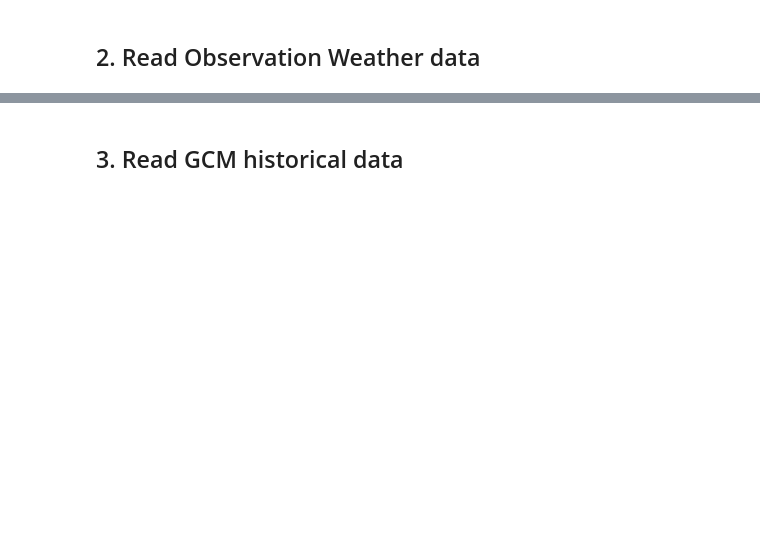
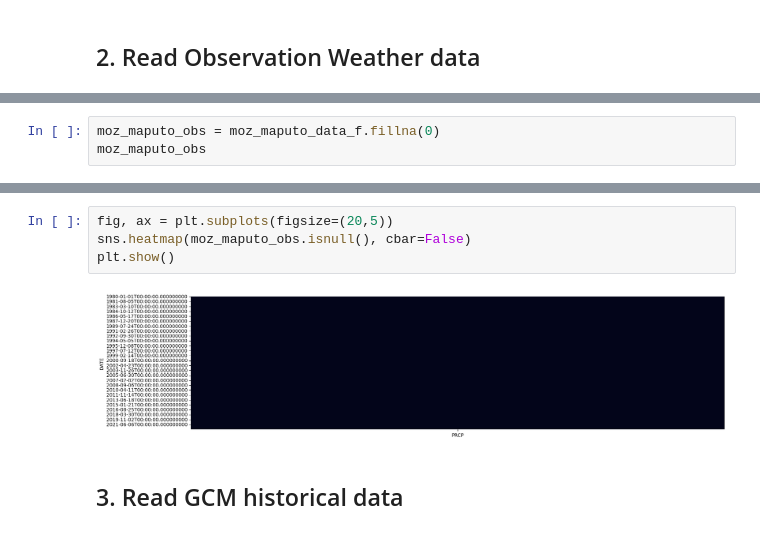
Before and after one commit to DavidChoi76/CCdownscaling, a Jupyter notebook: example/mozambique/2_application_of _downscaling_methods_using_climate_data.ipynb, the cells around one changed output, grey strips where cells are left out. Saved outputs shown, nothing was run; the diff lists cells and outputs as text; blank space fills up the shorter version.

```diff
--- a/example/mozambique/2_application_of _downscaling_methods_using_climate_data.ipynb
+++ b/example/mozambique/2_application_of _downscaling_methods_using_climate_data.ipynb
@@ -54,0 +130,3 @@ station_data
+# %%
+moz_maputo_obs = moz_maputo_data_f.fillna(0)
+moz_maputo_obs
@@ -55,3 +148,9 @@ station_data
+# %%
+fig, ax = plt.subplots(figsize=(20,5))
+sns.heatmap(moz_maputo_obs.isnull(), cbar=False)
+plt.show()
+# %% [output]
+[figure, added]
 # %% [markdown]
 ## 3. Read GCM historical data
 # %%
```
Also changed, not shown: parts of 44 cells of this notebook, 5 other files.
